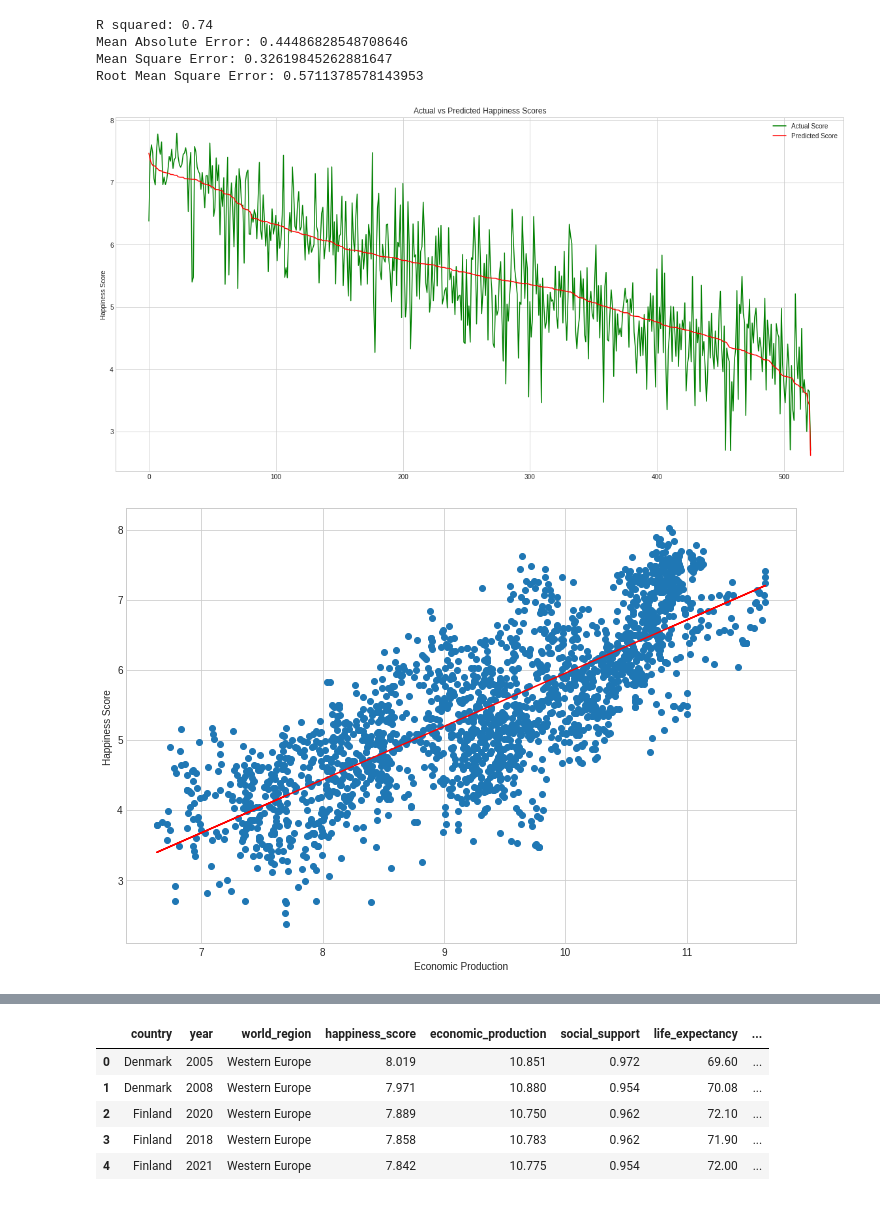
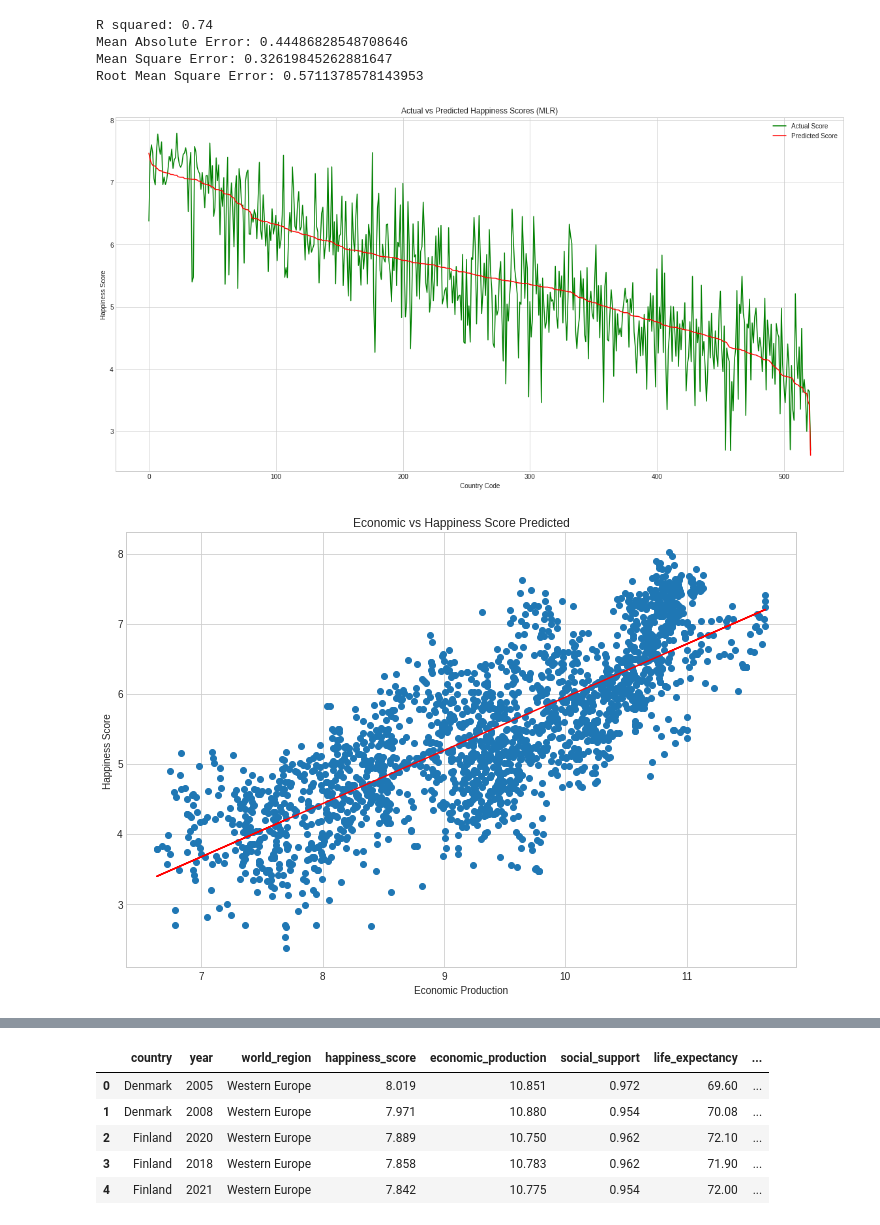
Before and after one commit to Wavelydavely/World_Happiness_Report, a Jupyter notebook: segment2final_pyspark.ipynb, the cells around one changed output, grey strips where cells are left out. Cells and saved outputs as stored; diff of their text form; code cells hidden in the pictures.

```diff
--- a/segment2final_pyspark.ipynb
+++ b/segment2final_pyspark.ipynb
@@ -175,26 +175,27 @@ fig, ax = plt.subplots(figsize=(20, 10))
 
 ax.plot(actual, color = 'green', label = 'Actual Score')
 ax.plot(predicted, color = 'red', label = 'Predicted Score')
-ax.set(xlabel='', ylabel='Happiness Score',
-       title='Actual vs Predicted Happiness Scores');
+ax.set(xlabel='Country Code', ylabel='Happiness Score',
+       title='Actual vs Predicted Happiness Scores (MLR)');
 ax.legend(loc = 'upper right')
 plt.show()
 # %% [output]
-[figure, old version]
+[figure, new version]
 # %%
 X = happiness_df.economic_production.values.reshape(-1, 1)
 y = happiness_df.happiness_score
 model = LinearRegression()
 model.fit(X, y)
 y_pred = model.predict(X)
 plt.figure(figsize=(12, 8))
 plt.scatter(X, y)
 plt.plot(X, y_pred, color='red')
 plt.xlabel('Economic Production')
 plt.ylabel('Happiness Score')
+plt.title('Economic vs Happiness Score Predicted')
 plt.show()
 # %% [output]
-[figure, old version]
+[figure, new version]
 # %%
 X = happiness_df.social_support.values.reshape(-1, 1)
 y = happiness_df.happiness_score
```
Also changed, not shown: parts of 8 cells of this notebook.
